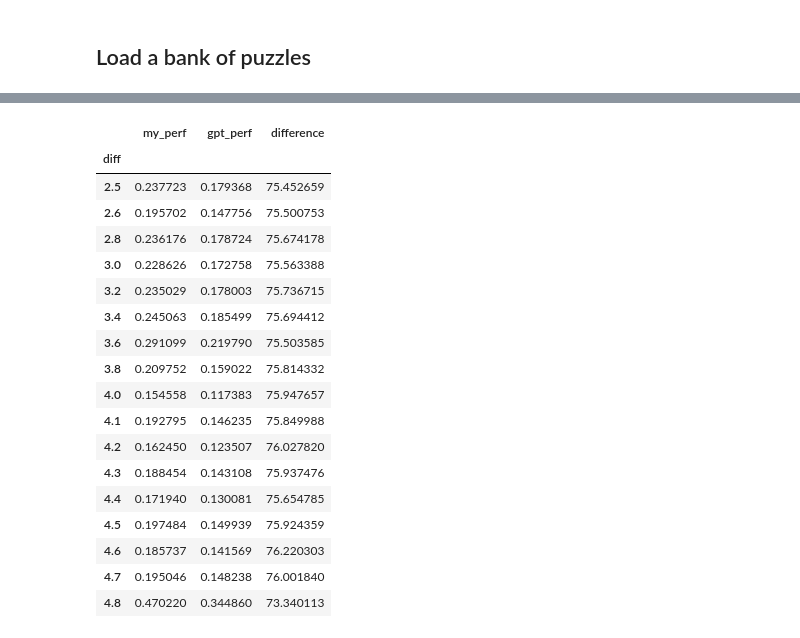
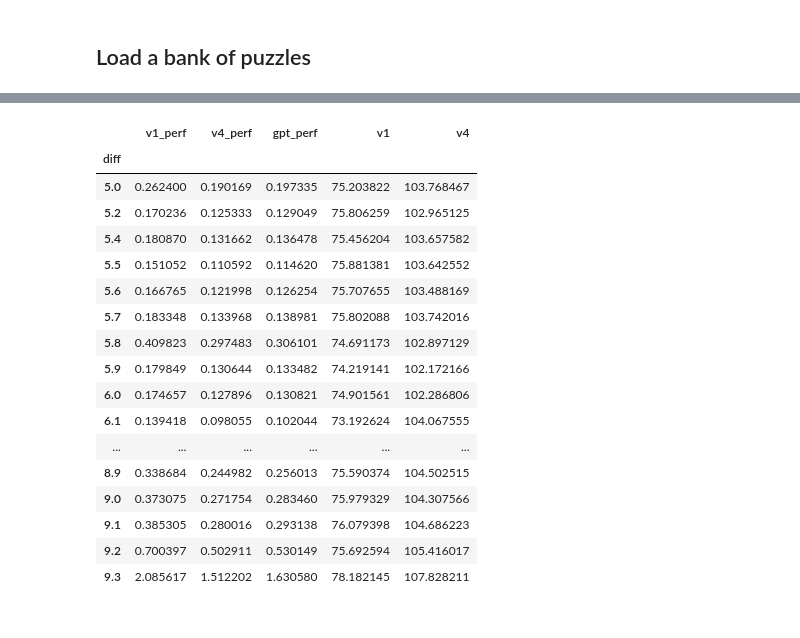
Before and after one commit to dchosnek/sudoku, a Jupyter notebook: brute_force_sudoku.ipynb, the cells around one changed output, grey strips where cells are left out. Drawn from its saved outputs; the diff is of its cells as text; code cells hidden in the pictures.

```diff
--- a/brute_force_sudoku.ipynb
+++ b/brute_force_sudoku.ipynb
@@ -287 +454,16 @@ for puzzle in puzzle_bank:
+# %%
+# test performance of my v4 code on the puzzle bank
+
+my_setup = '''
+board = load_puzzle(puzzle['board'],dimensions=2)
+original = board.copy()
+'''
+
+my_code = '''
+brute_force_sudoku_v4(board)
+'''
+
+for puzzle in puzzle_bank:
+    result = timeit.timeit(setup=my_setup,stmt=my_code,number=1000,globals=globals())
+    puzzle['v4 result'] = result
 # %%
@@ -298,11 +482,13 @@ for puzzle in puzzle_bank:
     result = timeit.timeit(setup=chatgpt_setup,stmt=chatgpt_code,number=1000,globals=globals())
     puzzle['chatgpt result'] = result
 # %%
+# compare performance of chatgpt and my code
+
 min, max = 1.0, 0.0
 minpuz, maxpuz = '', ''
 
 for puzzle in puzzle_bank:
-    percent = puzzle['chatgpt result'] / puzzle['my result']
+    percent = puzzle['chatgpt result'] / puzzle['v4 result']
     if percent < min:
         min = percent
         minpuz = puzzle['board']
@@ -399,11 +510,11 @@ gpt_group_results
 # %%
 import pandas as pd
 # %%
-my_setup = '''
+my_v1_setup = '''
 board = load_puzzle(puzzle)
 '''
 
-my_code = '''
+my_v1_code = '''
 brute_force_sudoku(board)
 '''
 
@@ -415,19 +526,29 @@ chatgpt_code = '''
 solve_sudoku(board)
 '''
 
+my_v4_setup = '''
+board = load_puzzle(puzzle,dimensions=2)
+'''
+
+my_v4_code = '''
+brute_force_sudoku_v4(board)
+'''
+
 massive = []
 
-with open('hard.txt', 'r') as file:
+with open('diabolical.txt', 'r') as file:
     for line in file:
         # split the line by whitespace
         name, puzzle, diff = re.split(r'\s+', line.strip())
 
         # board = load_puzzle(puzzle)
-        result1 = timeit.timeit(setup=my_setup,stmt=my_code,number=10,globals=globals())
+        result1 = timeit.timeit(setup=my_v1_setup,stmt=my_v1_code,number=10,globals=globals())
+
+        result3 = timeit.timeit(setup=my_v4_setup,stmt=my_v4_code,number=10,globals=globals())
 
         # board = load_puzzle(puzzle,dimensions=2)
         result2 = timeit.timeit(setup=chatgpt_setup,stmt=chatgpt_code,number=10,globals=globals())
 
-        my_dict = dict(name=name, diff=diff, my_perf=result1, gpt_perf=result2)
+        my_dict = dict(name=name, diff=diff, v1_perf=result1, v4_perf=result3, gpt_perf=result2)
 
         massive.append(my_dict)
@@ -449,26 +573,26 @@ df.to_csv('hard.csv',index=False)
 # %%
-summary_df = df[['diff', 'my_perf', 'gpt_perf']].groupby('diff').mean()
+summary_df = df[['diff', 'v1_perf', 'v4_perf', 'gpt_perf']].groupby('diff').mean()
 
-summary_df['difference'] = summary_df['gpt_perf']/summary_df['my_perf'] * 100
+summary_df['v1'] = summary_df['gpt_perf']/summary_df['v1_perf'] * 100
+summary_df['v4'] = summary_df['gpt_perf']/summary_df['v4_perf'] * 100
 
 summary_df
 # %% [output]
-|  | my_perf | gpt_perf | difference |
-| diff |  |  |  |
-| 2.5 | 0.237723 | 0.179368 | 75.452659 |
-| 2.6 | 0.195702 | 0.147756 | 75.500753 |
-| 2.8 | 0.236176 | 0.178724 | 75.674178 |
-| 3.0 | 0.228626 | 0.172758 | 75.563388 |
-| 3.2 | 0.235029 | 0.178003 | 75.736715 |
-| 3.4 | 0.245063 | 0.185499 | 75.694412 |
-| 3.6 | 0.291099 | 0.219790 | 75.503585 |
-| 3.8 | 0.209752 | 0.159022 | 75.814332 |
-| 4.0 | 0.154558 | 0.117383 | 75.947657 |
-| 4.1 | 0.192795 | 0.146235 | 75.849988 |
-| 4.2 | 0.162450 | 0.123507 | 76.027820 |
-| 4.3 | 0.188454 | 0.143108 | 75.937476 |
-| 4.4 | 0.171940 | 0.130081 | 75.654785 |
-| 4.5 | 0.197484 | 0.149939 | 75.924359 |
-| 4.6 | 0.185737 | 0.141569 | 76.220303 |
-| 4.7 | 0.195046 | 0.148238 | 76.001840 |
-| 4.8 | 0.470220 | 0.344860 | 73.340113 |
+|  | v1_perf | v4_perf | gpt_perf | v1 | v4 |
+| diff |  |  |  |  |  |
+| 5.0 | 0.262400 | 0.190169 | 0.197335 | 75.203822 | 103.768467 |
+| 5.2 | 0.170236 | 0.125333 | 0.129049 | 75.806259 | 102.965125 |
+| 5.4 | 0.180870 | 0.131662 | 0.136478 | 75.456204 | 103.657582 |
+| 5.5 | 0.151052 | 0.110592 | 0.114620 | 75.881381 | 103.642552 |
+| 5.6 | 0.166765 | 0.121998 | 0.126254 | 75.707655 | 103.488169 |
+| 5.7 | 0.183348 | 0.133968 | 0.138981 | 75.802088 | 103.742016 |
+| 5.8 | 0.409823 | 0.297483 | 0.306101 | 74.691173 | 102.897129 |
+| 5.9 | 0.179849 | 0.130644 | 0.133482 | 74.219141 | 102.172166 |
+| 6.0 | 0.174657 | 0.127896 | 0.130821 | 74.901561 | 102.286806 |
+| 6.1 | 0.139418 | 0.098055 | 0.102044 | 73.192624 | 104.067555 |
+| ... | ... | ... | ... | ... | ... |
+| 8.9 | 0.338684 | 0.244982 | 0.256013 | 75.590374 | 104.502515 |
+| 9.0 | 0.373075 | 0.271754 | 0.283460 | 75.979329 | 104.307566 |
+| 9.1 | 0.385305 | 0.280016 | 0.293138 | 76.079398 | 104.686223 |
+| 9.2 | 0.700397 | 0.502911 | 0.530149 | 75.692594 | 105.416017 |
+| 9.3 | 2.085617 | 1.512202 | 1.630580 | 78.182145 | 107.828211 |
```
Also changed, not shown: parts of 32 cells of this notebook.
